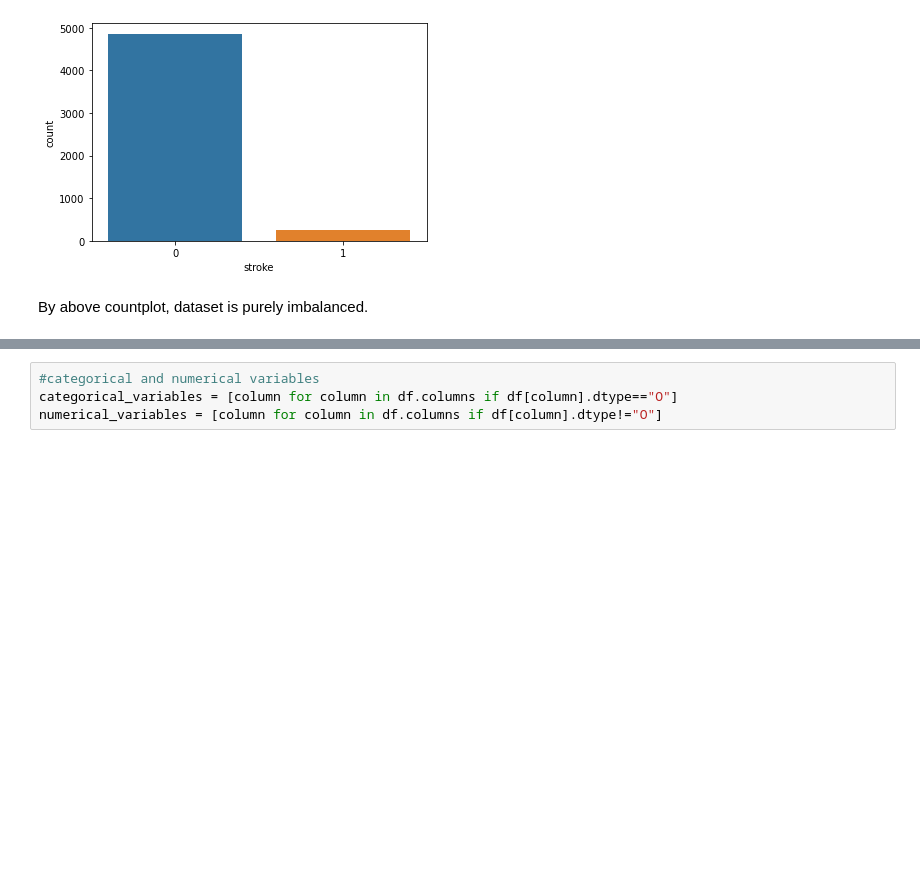
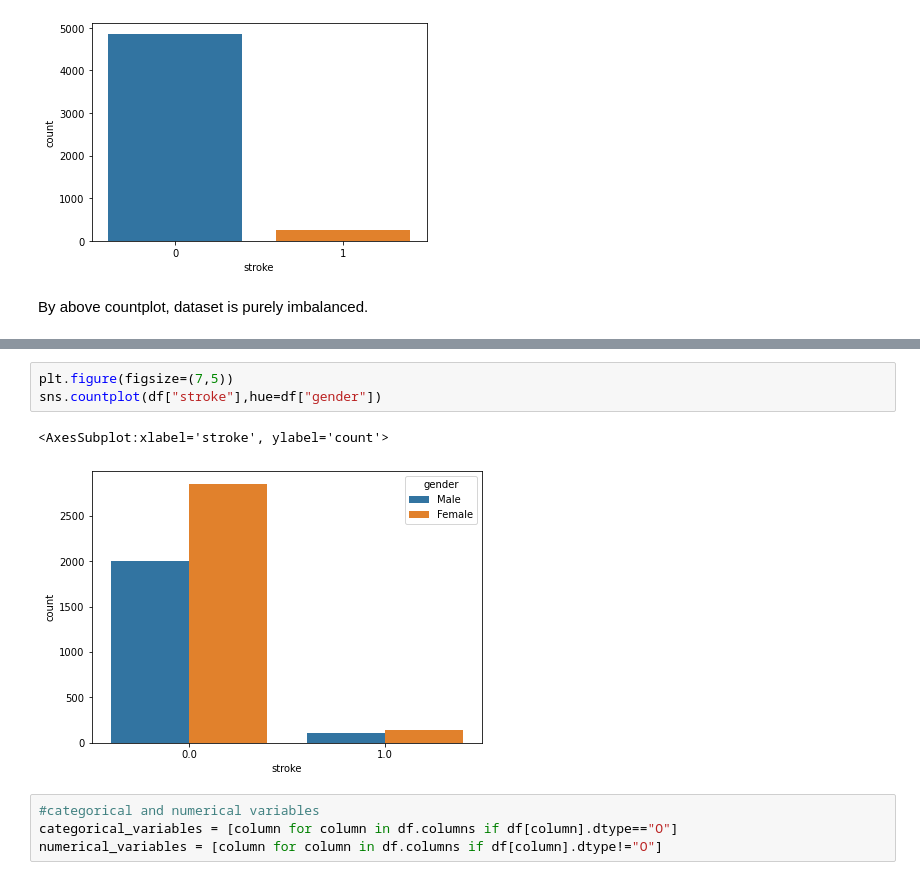
Before and after one commit to Kiran281197/heart_risk_prediction, a Jupyter notebook: heart_risk_prediction.ipynb, the cells around one changed output, grey strips where cells are left out. Drawn from its saved outputs; the diff is of its cells as text; blank space fills up the shorter version.

```diff
--- a/heart_risk_prediction.ipynb
+++ b/heart_risk_prediction.ipynb
@@ -103,3 +122,9 @@ By above countplot, dataset is purely imbalanced.
+# %%
+plt.figure(figsize=(7,5))
+sns.countplot(df["stroke"],hue=df["gender"])
+# %% [output]
+<AxesSubplot:xlabel='stroke', ylabel='count'>
+[figure, added]
 # %%
 #categorical and numerical variables
 categorical_variables = [column for column in df.columns if df[column].dtype=="O"]
```
Also changed, not shown: parts of 44 cells of this notebook.
